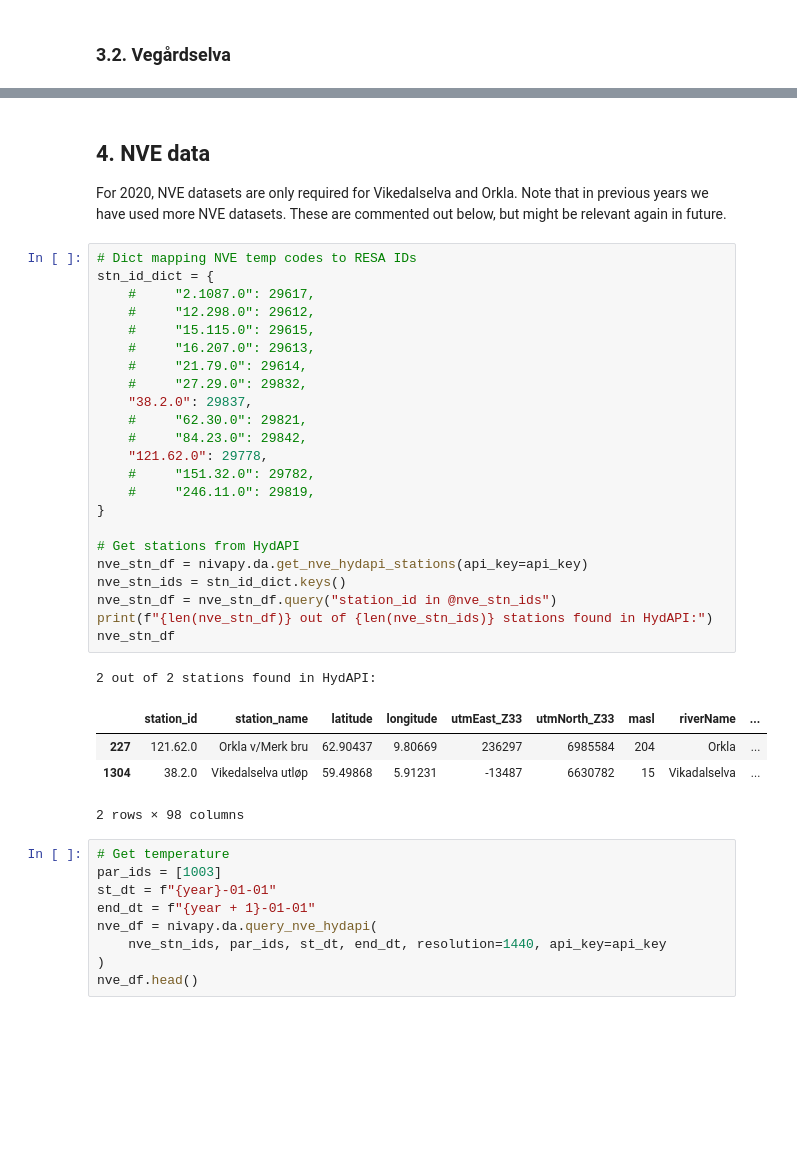
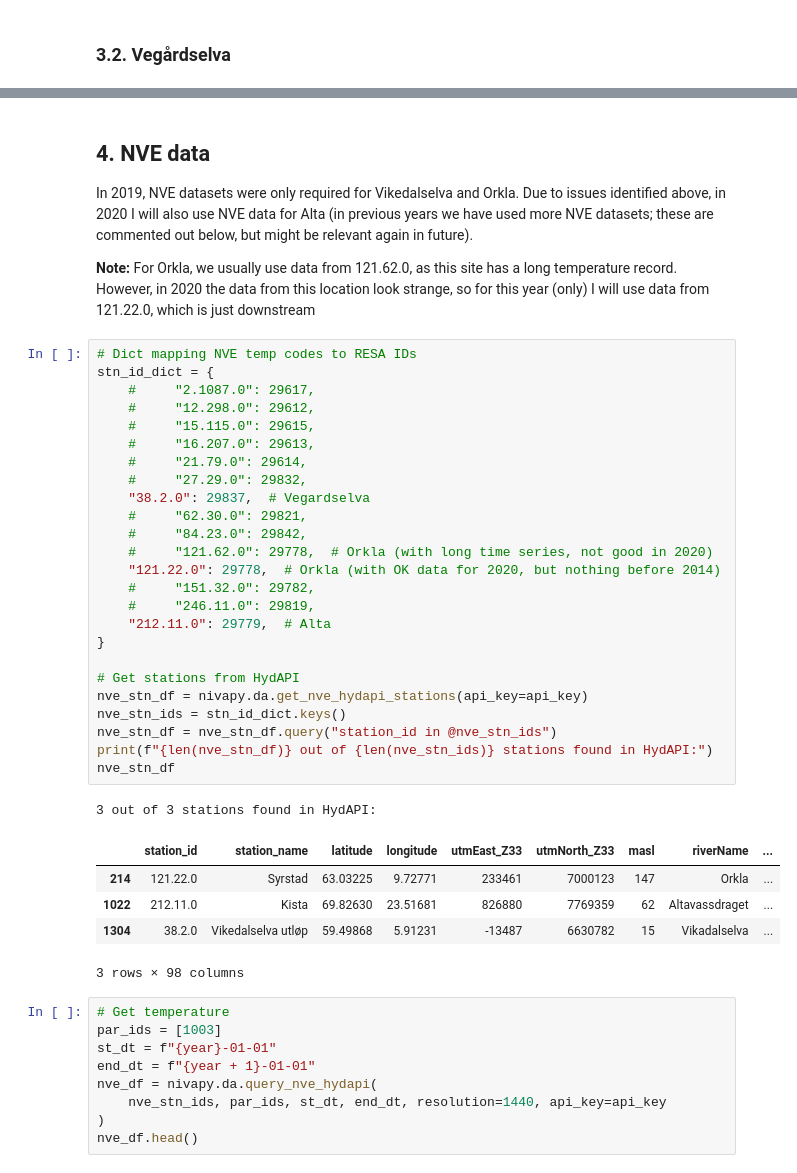
Before and after one commit to JamesSample/rid, a Jupyter notebook: notebooks/avg_monthly_temp_rid20_2020.ipynb, the cells around one changed output, grey strips where cells are left out. Drawn from its saved outputs; the diff is of its cells as text; blank space fills up the shorter version.

```diff
--- a/notebooks/avg_monthly_temp_rid20_2020.ipynb
+++ b/notebooks/avg_monthly_temp_rid20_2020.ipynb
@@ -379,36 +382,41 @@ veg_df
 # %% [markdown]
 ## 4. NVE data
 
-For 2020, NVE datasets are only required for Vikedalselva and Orkla. Note that in previous years we have used more NVE datasets. These are commented out below, but might be relevant again in future.
+In 2019, NVE datasets were only required for Vikedalselva and Orkla. Due to issues identified above, in 2020 I will also use NVE data for Alta (in previous years we have used more NVE datasets; these are commented out below, but might be relevant again in future).
+
+**Note:** For Orkla, we usually use data from 121.62.0, as this site has a long temperature record. However, in 2020 the data from this location look strange, so for this year (only) I will use data from 121.22.0, which is just downstream
 # %%
 # Dict mapping NVE temp codes to RESA IDs
 stn_id_dict = {
     #     "2.1087.0": 29617,
     #     "12.298.0": 29612,
     #     "15.115.0": 29615,
     #     "16.207.0": 29613,
     #     "21.79.0": 29614,
     #     "27.29.0": 29832,
-    "38.2.0": 29837,
+    "38.2.0": 29837,  # Vegardselva
     #     "62.30.0": 29821,
     #     "84.23.0": 29842,
-    "121.62.0": 29778,
+    #     "121.62.0": 29778,  # Orkla (with long time series, not good in 2020)
+    "121.22.0": 29778,  # Orkla (with OK data for 2020, but nothing before 2014)
     #     "151.32.0": 29782,
     #     "246.11.0": 29819,
+    "212.11.0": 29779,  # Alta
 }
 
 # Get stations from HydAPI
 nve_stn_df = nivapy.da.get_nve_hydapi_stations(api_key=api_key)
 nve_stn_ids = stn_id_dict.keys()
 nve_stn_df = nve_stn_df.query("station_id in @nve_stn_ids")
 print(f"{len(nve_stn_df)} out of {len(nve_stn_ids)} stations found in HydAPI:")
 nve_stn_df
 # %% [output]
-2 out of 2 stations found in HydAPI:
+3 out of 3 stations found in HydAPI:
 |  | station_id | station_name | latitude | longitude | utmEast_Z33 | utmNorth_Z33 | masl | riverName | ... |
-| 227 | 121.62.0 | Orkla v/Merk bru | 62.90437 | 9.80669 | 236297 | 6985584 | 204 | Orkla | ... |
+| 214 | 121.22.0 | Syrstad | 63.03225 | 9.72771 | 233461 | 7000123 | 147 | Orkla | ... |
+| 1022 | 212.11.0 | Kista | 69.82630 | 23.51681 | 826880 | 7769359 | 62 | Altavassdraget | ... |
 | 1304 | 38.2.0 | Vikedalselva utløp | 59.49868 | 5.91231 | -13487 | 6630782 | 15 | Vikadalselva | ... |
-2 rows × 98 columns
+3 rows × 98 columns
 # %%
 # Get temperature
 par_ids = [1003]
```
Also changed, not shown: parts of 10 cells of this notebook.
